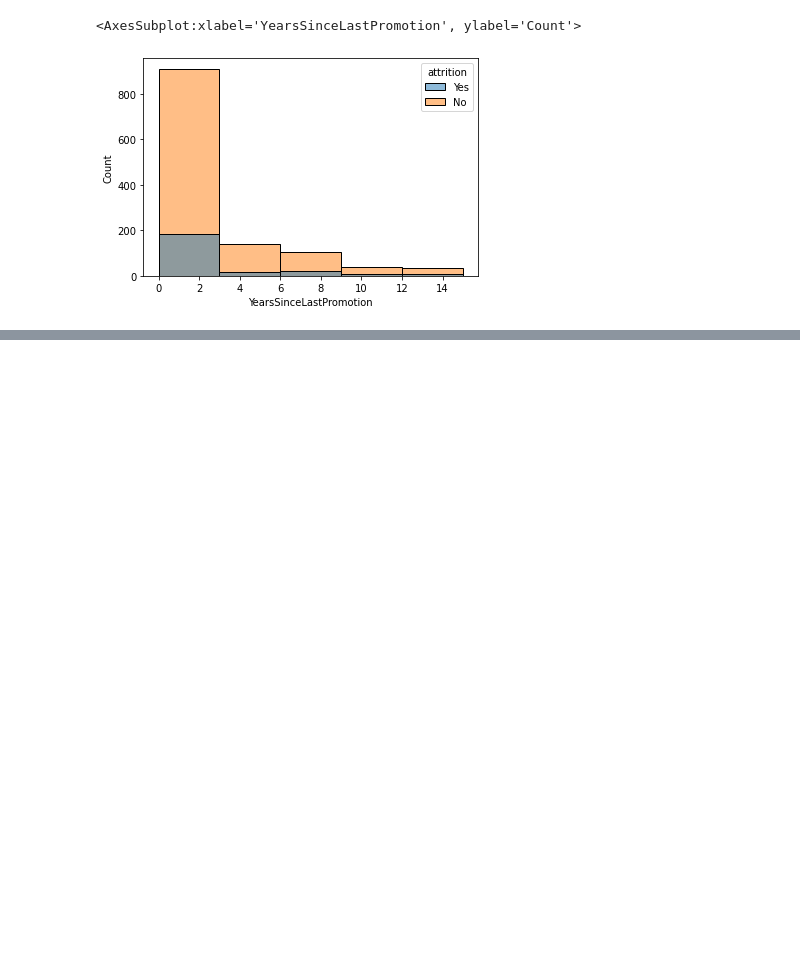
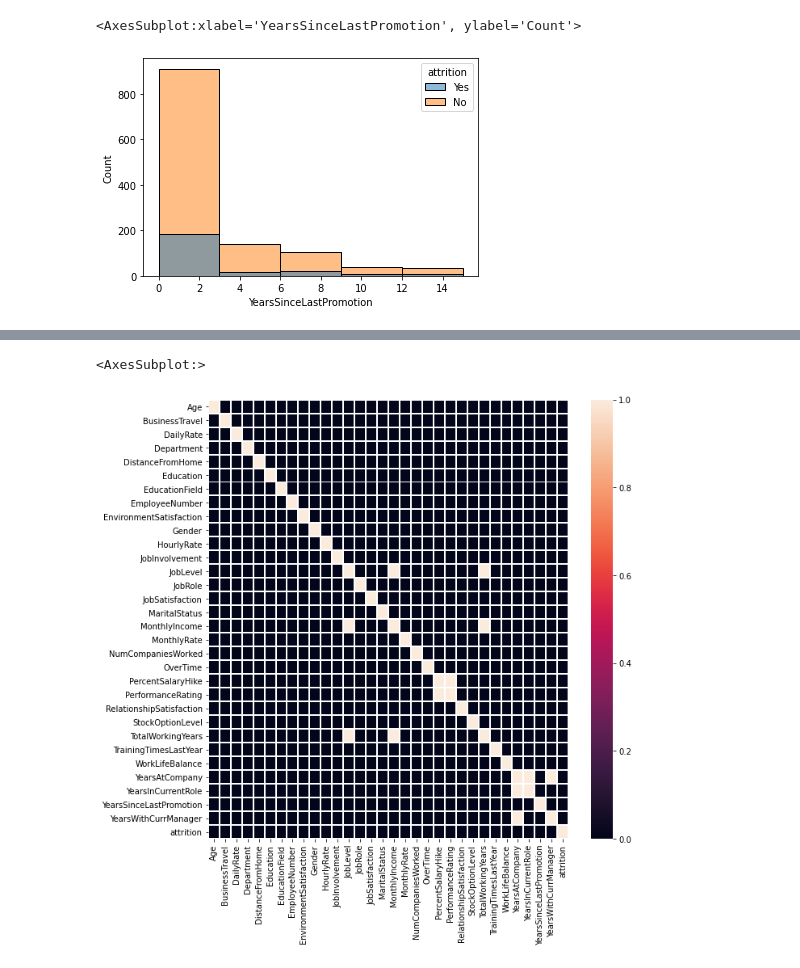
Before and after one commit to nagi1995/IBM-HR-Analytics-Employee-Attrition-Performance, a Jupyter notebook: EDA.ipynb, the cells around one changed output, grey strips where cells are left out. Cells and saved outputs as stored; diff of their text form; code cells hidden in the pictures; blank space fills up the shorter version.

```diff
--- a/EDA.ipynb
+++ b/EDA.ipynb
@@ -484,0 +539,6 @@ maximum YearsSinceLastPromotion of employee is 15
+# %%
+plt.figure(figsize = (10,10))
+sns.heatmap(abs(corr) > 0.75, linewidth = 1)
+# %% [output]
+<AxesSubplot:>
+[figure, added]
```
Also changed, not shown: parts of 11 cells of this notebook, 1 other file.
